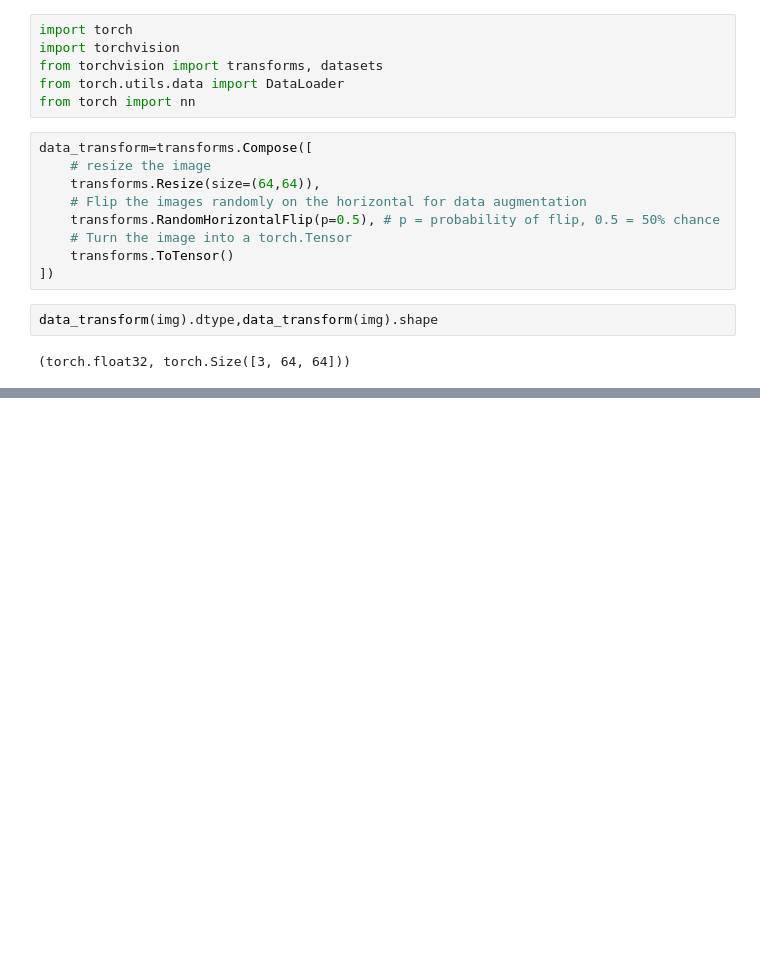
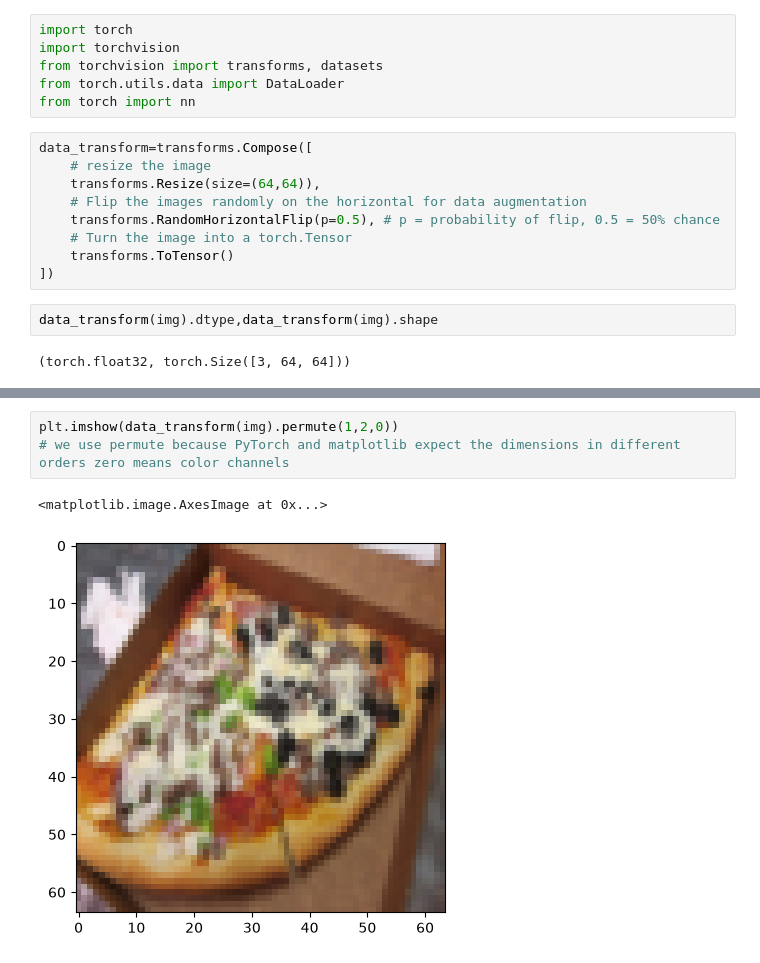
Before and after one commit to muemara1/ML, a Jupyter notebook: Custom Datasets.ipynb, the cells around one changed output, grey strips where cells are left out. Drawn from its saved outputs; the diff is of its cells as text; blank space fills up the shorter version.

```diff
--- a/Custom Datasets.ipynb
+++ b/Custom Datasets.ipynb
@@ -181,0 +158,6 @@ IndexError: Cannot choose from an empty sequence
+# %%
+plt.imshow(data_transform(img).permute(1,2,0))
+# we use permute because PyTorch and matplotlib expect the dimensions in different orders zero means color channels
+# %% [output]
+<matplotlib.image.AxesImage at 0x...>
+[figure, added]
```
Also changed, not shown: parts of 10 cells of this notebook.
